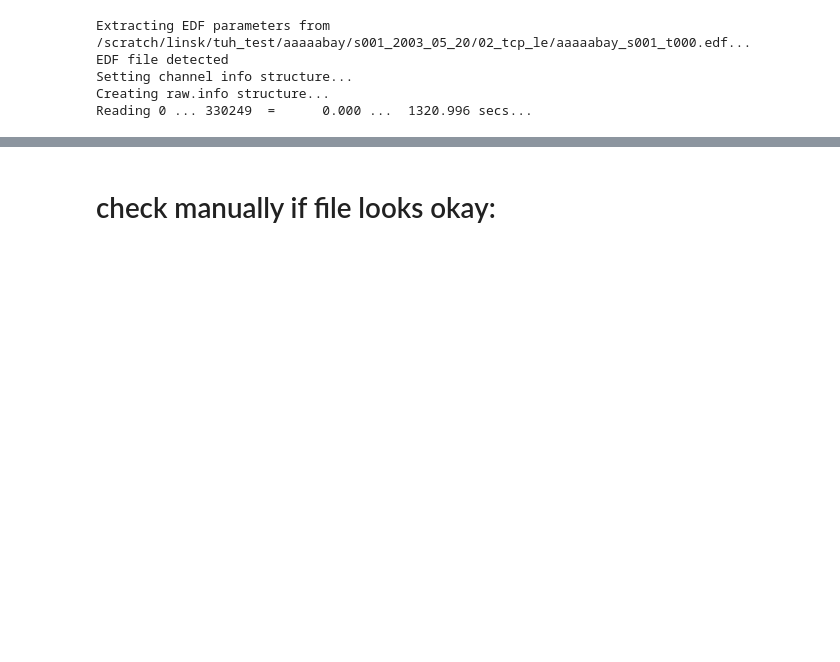
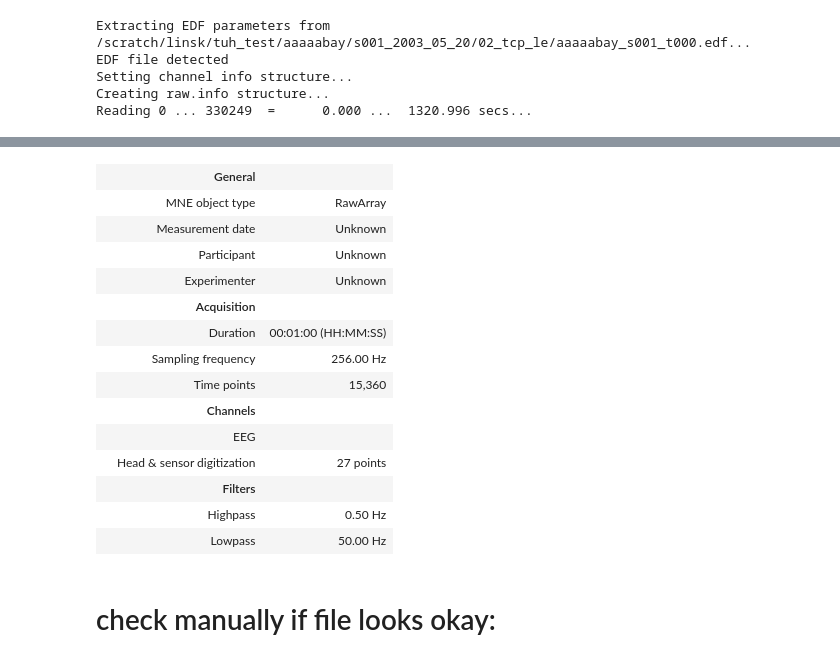
Before and after one commit to gjoelbye/SPEED, a Jupyter notebook: notebooks/hbn.ipynb, the cells around one changed output, grey strips where cells are left out. Saved outputs shown, nothing was run; the diff lists cells and outputs as text; code cells hidden in the pictures; blank space fills up the shorter version.

```diff
--- a/notebooks/hbn.ipynb
+++ b/notebooks/hbn.ipynb
@@ -72,13 +41,12 @@ pipeline = PretrainPipeline(
     channels_rename=None,
     montage_name="tuh",
     channels=tuh_channels,
-    window_length=30,
+    window_length=60,
     # metrics_path=Path("logs"),
     hp_freq=0.5,
     lp_freq=50,
     return_quality_metrics=False,
     drop_bad_quality=True,
     )
-# figure out none in window length
 # %%
 raws, times, indices = pipeline([raw_path], )
@@ -85,3 +71,21 @@ raws, times, indices = pipeline([raw_path], )
+# %%
+raws[0]
+# %% [output]
+|  | General |  |
+|  | MNE object type | RawArray |
+|  | Measurement date | Unknown |
+|  | Participant | Unknown |
+|  | Experimenter | Unknown |
+|  | Acquisition |  |
+|  | Duration | 00:01:00 (HH:MM:SS) |
+|  | Sampling frequency | 256.00 Hz |
+|  | Time points | 15,360 |
+|  | Channels |  |
+|  | EEG |  |
+|  | Head & sensor digitization | 27 points |
+|  | Filters |  |
+|  | Highpass | 0.50 Hz |
+|  | Lowpass | 50.00 Hz |
 # %% [markdown]
 # check manually if file looks okay:
 # %%
```
Also changed, not shown: parts of 7 cells of this notebook, 2 other files.
